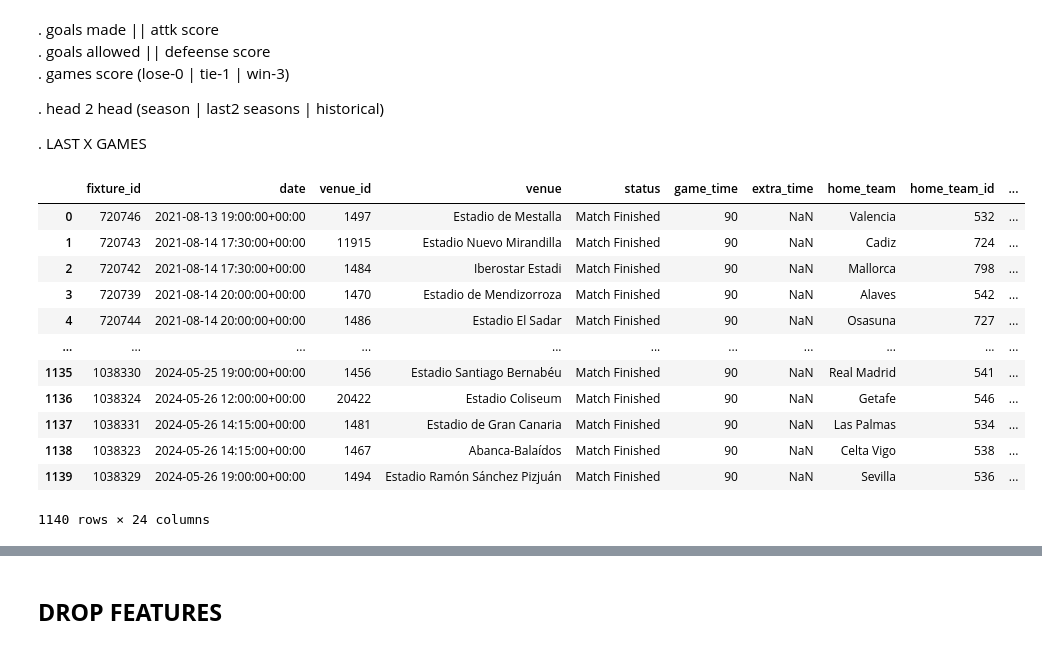
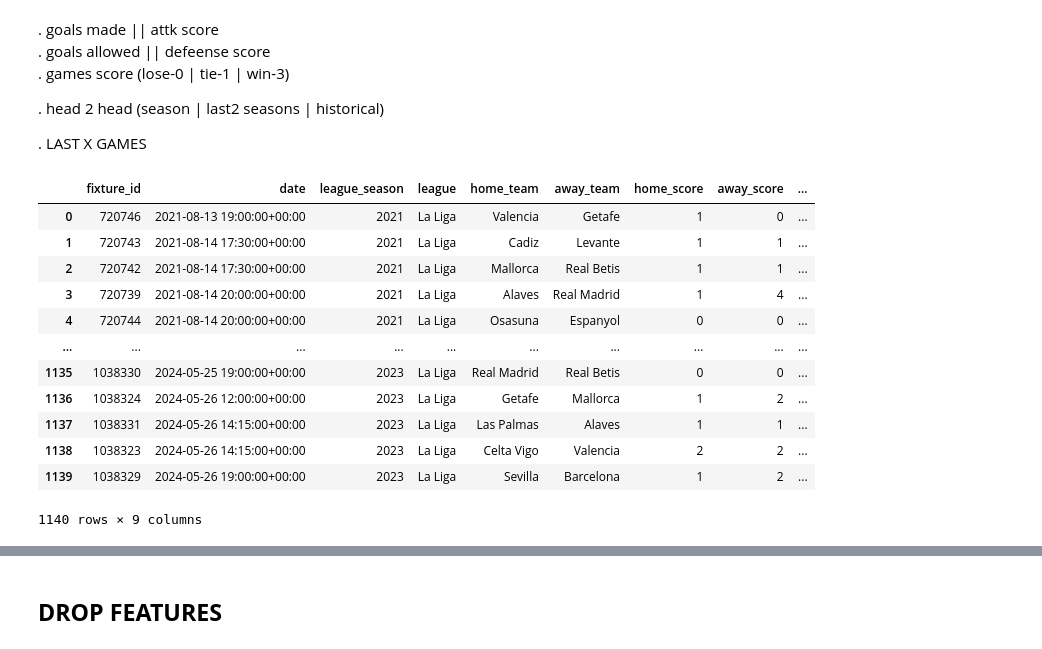
Before and after one commit to danielg9611/ML-Proyect, a Jupyter notebook: notebooks/feat_eng.ipynb, the cells around one changed output, grey strips where cells are left out. Saved outputs shown, nothing was run; the diff lists cells and outputs as text; code cells hidden in the pictures.

```diff
--- a/notebooks/feat_eng.ipynb
+++ b/notebooks/feat_eng.ipynb
@@ -12,21 +12,21 @@ import pandas as pd
 import matplotlib.pyplot as plt
 import seaborn as sns
 # %%
-df = pd.read_csv('../data/raw/dataset.csv')
+df = pd.read_csv('../data/raw/dataset.csv', parse_dates=['date'])
 df
 # %% [output]
-|  | fixture_id | date | venue_id | venue | status | game_time | extra_time | home_team | home_team_id | ... |
-| 0 | 720746 | 2021-08-13 19:00:00+00:00 | 1497 | Estadio de Mestalla | Match Finished | 90 | NaN | Valencia | 532 | ... |
-| 1 | 720743 | 2021-08-14 17:30:00+00:00 | 11915 | Estadio Nuevo Mirandilla | Match Finished | 90 | NaN | Cadiz | 724 | ... |
-| 2 | 720742 | 2021-08-14 17:30:00+00:00 | 1484 | Iberostar Estadi | Match Finished | 90 | NaN | Mallorca | 798 | ... |
-| 3 | 720739 | 2021-08-14 20:00:00+00:00 | 1470 | Estadio de Mendizorroza | Match Finished | 90 | NaN | Alaves | 542 | ... |
-| 4 | 720744 | 2021-08-14 20:00:00+00:00 | 1486 | Estadio El Sadar | Match Finished | 90 | NaN | Osasuna | 727 | ... |
-| ... | ... | ... | ... | ... | ... | ... | ... | ... | ... | ... |
-| 1135 | 1038330 | 2024-05-25 19:00:00+00:00 | 1456 | Estadio Santiago Bernabéu | Match Finished | 90 | NaN | Real Madrid | 541 | ... |
-| 1136 | 1038324 | 2024-05-26 12:00:00+00:00 | 20422 | Estadio Coliseum | Match Finished | 90 | NaN | Getafe | 546 | ... |
-| 1137 | 1038331 | 2024-05-26 14:15:00+00:00 | 1481 | Estadio de Gran Canaria | Match Finished | 90 | NaN | Las Palmas | 534 | ... |
-| 1138 | 1038323 | 2024-05-26 14:15:00+00:00 | 1467 | Abanca-Balaídos | Match Finished | 90 | NaN | Celta Vigo | 538 | ... |
-| 1139 | 1038329 | 2024-05-26 19:00:00+00:00 | 1494 | Estadio Ramón Sánchez Pizjuán | Match Finished | 90 | NaN | Sevilla | 536 | ... |
+|  | fixture_id | date | league_season | league | home_team | away_team | home_score | away_score | ... |
+| 0 | 720746 | 2021-08-13 19:00:00+00:00 | 2021 | La Liga | Valencia | Getafe | 1 | 0 | ... |
+| 1 | 720743 | 2021-08-14 17:30:00+00:00 | 2021 | La Liga | Cadiz | Levante | 1 | 1 | ... |
+| 2 | 720742 | 2021-08-14 17:30:00+00:00 | 2021 | La Liga | Mallorca | Real Betis | 1 | 1 | ... |
+| 3 | 720739 | 2021-08-14 20:00:00+00:00 | 2021 | La Liga | Alaves | Real Madrid | 1 | 4 | ... |
+| 4 | 720744 | 2021-08-14 20:00:00+00:00 | 2021 | La Liga | Osasuna | Espanyol | 0 | 0 | ... |
+| ... | ... | ... | ... | ... | ... | ... | ... | ... | ... |
+| 1135 | 1038330 | 2024-05-25 19:00:00+00:00 | 2023 | La Liga | Real Madrid | Real Betis | 0 | 0 | ... |
+| 1136 | 1038324 | 2024-05-26 12:00:00+00:00 | 2023 | La Liga | Getafe | Mallorca | 1 | 2 | ... |
+| 1137 | 1038331 | 2024-05-26 14:15:00+00:00 | 2023 | La Liga | Las Palmas | Alaves | 1 | 1 | ... |
+| 1138 | 1038323 | 2024-05-26 14:15:00+00:00 | 2023 | La Liga | Celta Vigo | Valencia | 2 | 2 | ... |
+| 1139 | 1038329 | 2024-05-26 19:00:00+00:00 | 2023 | La Liga | Sevilla | Barcelona | 1 | 2 | ... |
-1140 rows × 24 columns
+1140 rows × 9 columns
 # %%
 # df['date'] = pd.to_datetime(df['date']).dt.strftime('%Y-%m-%d')
```
Also changed, not shown: parts of 28 cells of this notebook, 12 other files.
